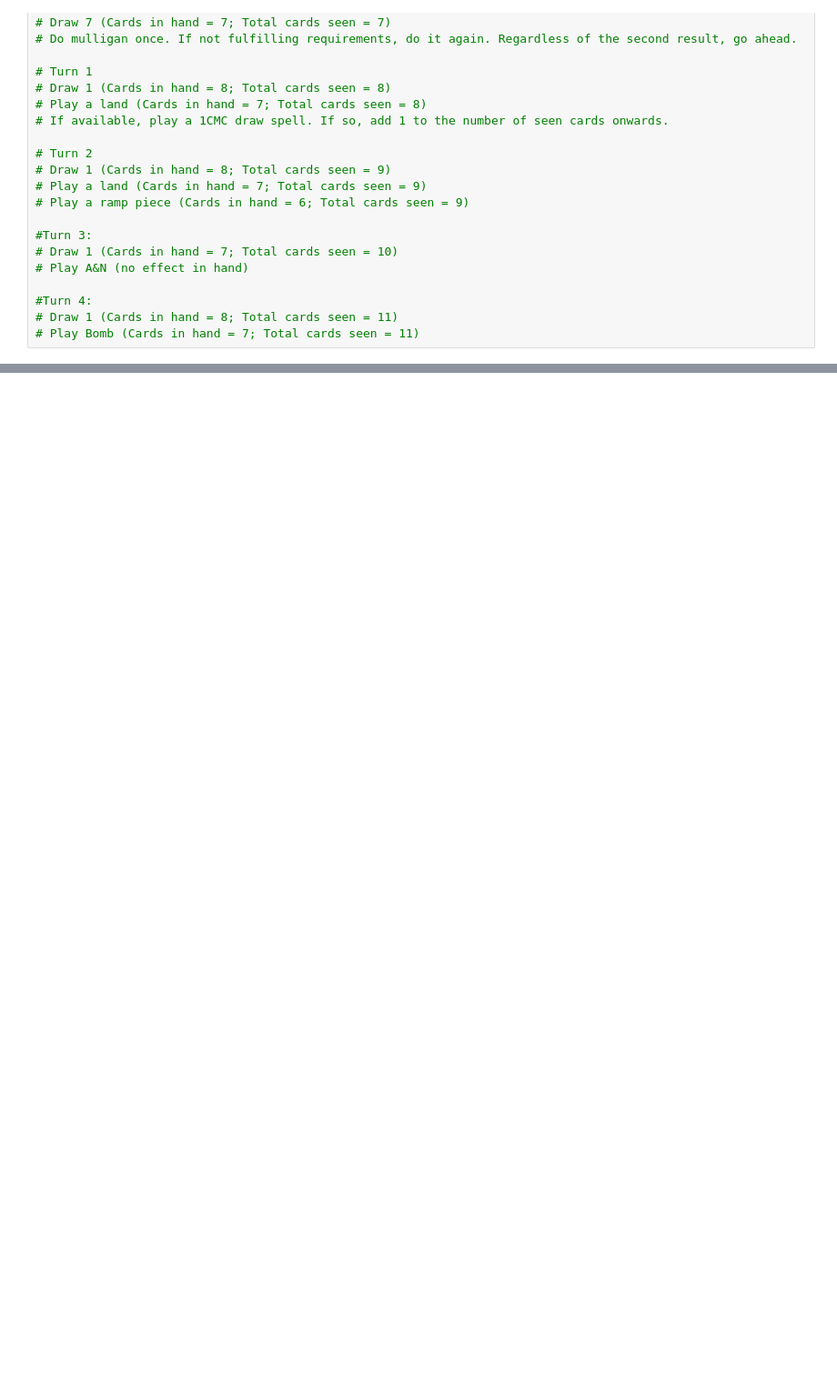
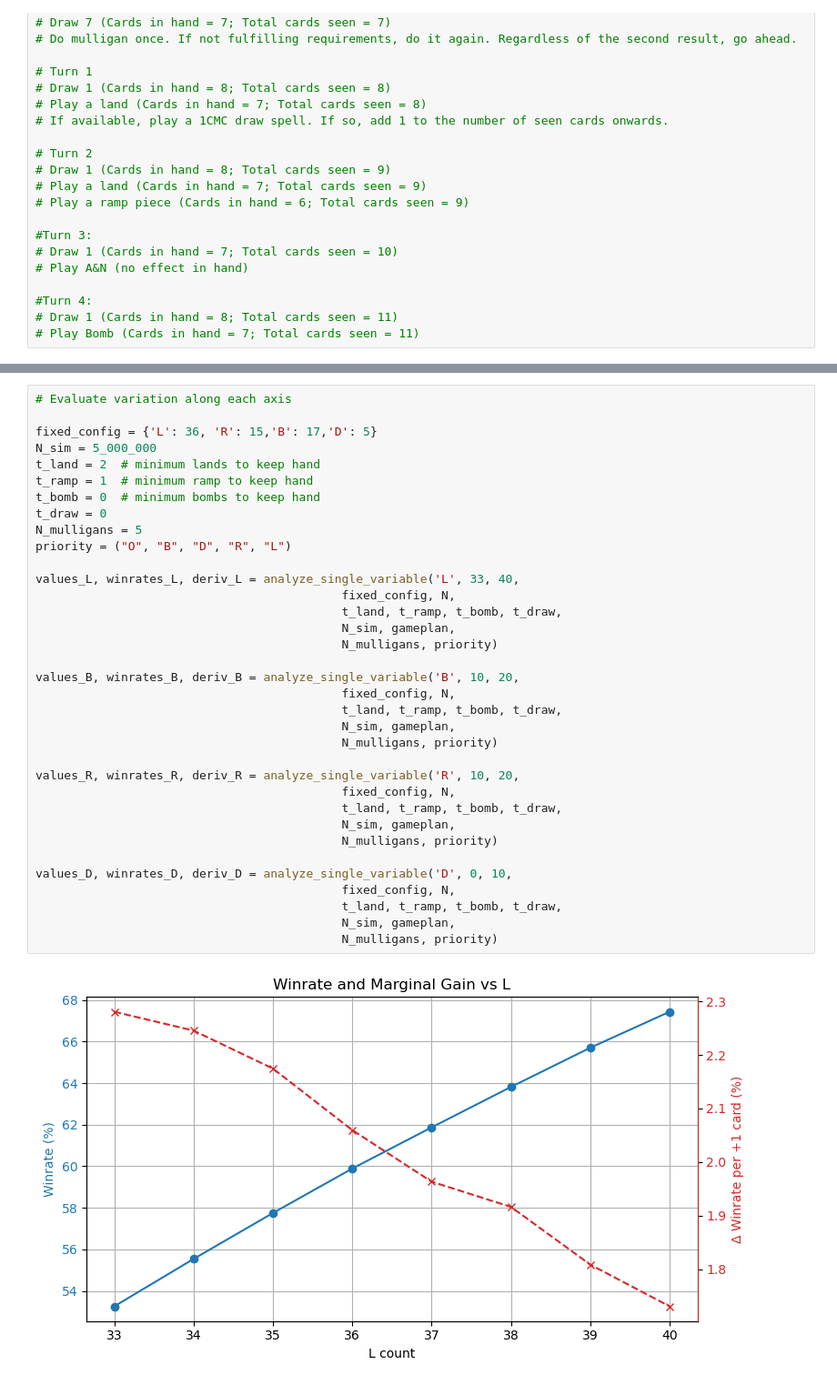
Before and after one commit to enarfr/AN-simulator, a Jupyter notebook: main-simulator.ipynb, the cells around one changed output, grey strips where cells are left out. Shown at 91% size. Saved outputs shown, nothing was run; the diff lists cells and outputs as text; blank space fills up the shorter version.

Commit message:
Implemented successive mulligans. Added user-controllable discard priority for mulligans. Added new analysis function to evaluate incremental winrate due to increasing a single card type.

```diff
--- a/main-simulator.ipynb
+++ b/main-simulator.ipynb
@@ -159,0 +157,37 @@ Checked 1000/4312 configs (Best: L=34, R=17, B=18, D=9 → 58.14%) Elapsed: 28.0
+# %%
+# Evaluate variation along each axis
+
+fixed_config = {'L': 36, 'R': 15,'B': 17,'D': 5}
+N_sim = 5_000_000
+t_land = 2  # minimum lands to keep hand
+t_ramp = 1  # minimum ramp to keep hand
+t_bomb = 0  # minimum bombs to keep hand
+t_draw = 0
+N_mulligans = 5
+priority = ("O", "B", "D", "R", "L")
+
+values_L, winrates_L, deriv_L = analyze_single_variable('L', 33, 40,
+                                           fixed_config, N,
+                                           t_land, t_ramp, t_bomb, t_draw,
+                                           N_sim, gameplan,
+                                           N_mulligans, priority)
+
+values_B, winrates_B, deriv_B = analyze_single_variable('B', 10, 20,
+                                           fixed_config, N,
+                                           t_land, t_ramp, t_bomb, t_draw,
+                                           N_sim, gameplan,
+                                           N_mulligans, priority)
+
+values_R, winrates_R, deriv_R = analyze_single_variable('R', 10, 20,
+                                           fixed_config, N,
+                                           t_land, t_ramp, t_bomb, t_draw,
+                                           N_sim, gameplan,
+                                           N_mulligans, priority)
+
+values_D, winrates_D, deriv_D = analyze_single_variable('D', 0, 10,
+                                           fixed_config, N,
+                                           t_land, t_ramp, t_bomb, t_draw,
+                                           N_sim, gameplan,
+                                           N_mulligans, priority)
+# %% [output]
+[figure, added]
```
Also changed, not shown: parts of 5 cells of this notebook, 4 other files.
